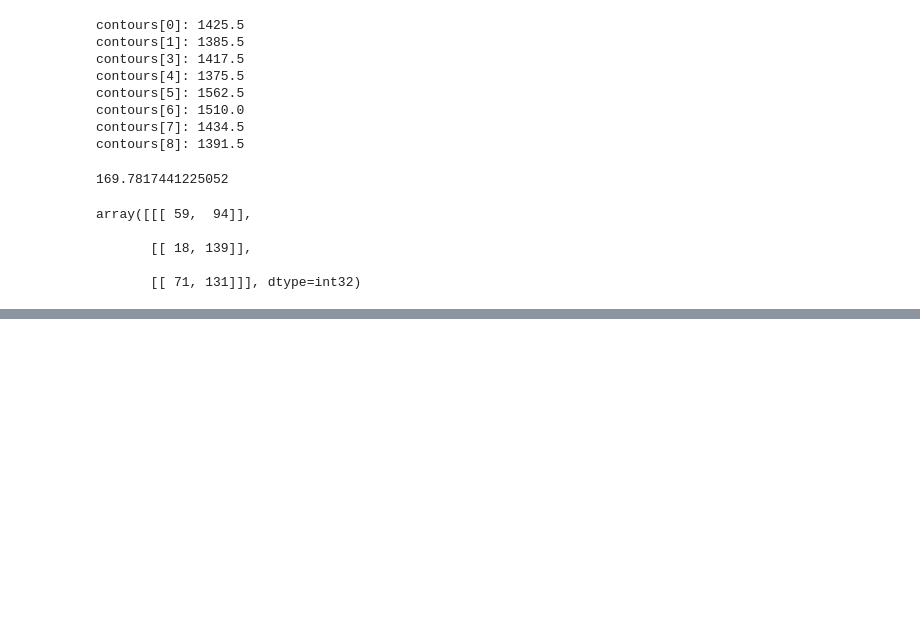
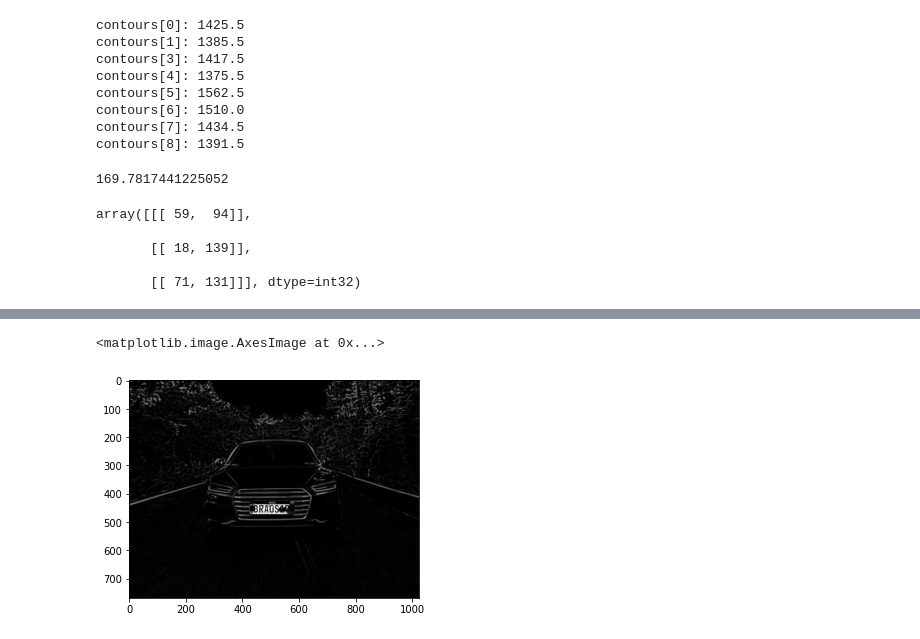
Before and after one commit to Lucas-Castro-de-Rezende/open-cv, a Jupyter notebook: exercises/exercises.ipynb, the cells around one changed output, grey strips where cells are left out. Drawn from its saved outputs; the diff is of its cells as text; code cells hidden in the pictures; blank space fills up the shorter version.

```diff
--- a/exercises/exercises.ipynb
+++ b/exercises/exercises.ipynb
@@ -160,0 +222,7 @@ plt.imshow(formas_final)
+# %%
+est = cv2.getStructuringElement(cv2.MORPH_RECT, (9,9))
+carro_th = cv2.morphologyEx(carro, cv2.MORPH_TOPHAT, est)
+plt.imshow(carro_th, cmap="gray")
+# %% [output]
+<matplotlib.image.AxesImage at 0x...>
+[figure, added]
```
Also changed, not shown: parts of 13 cells of this notebook.
